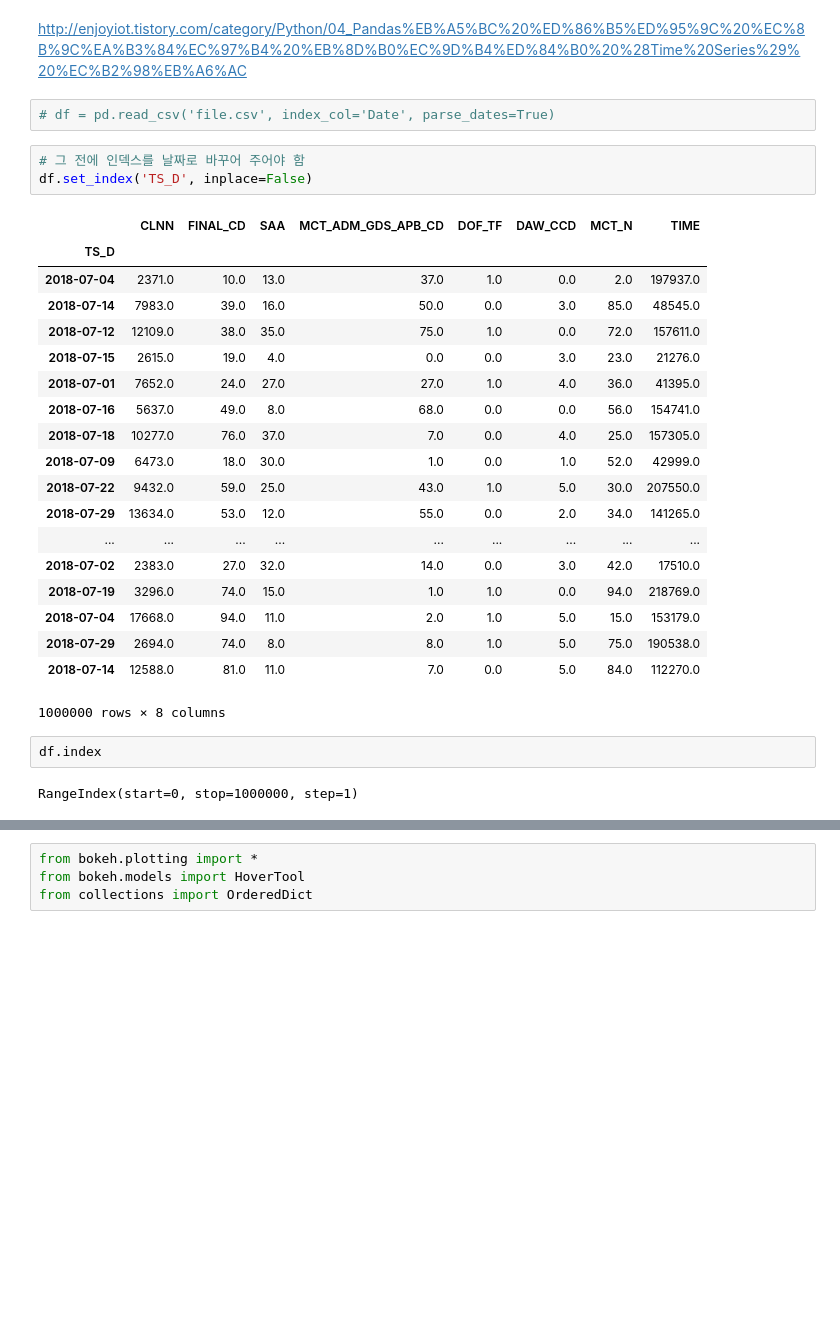
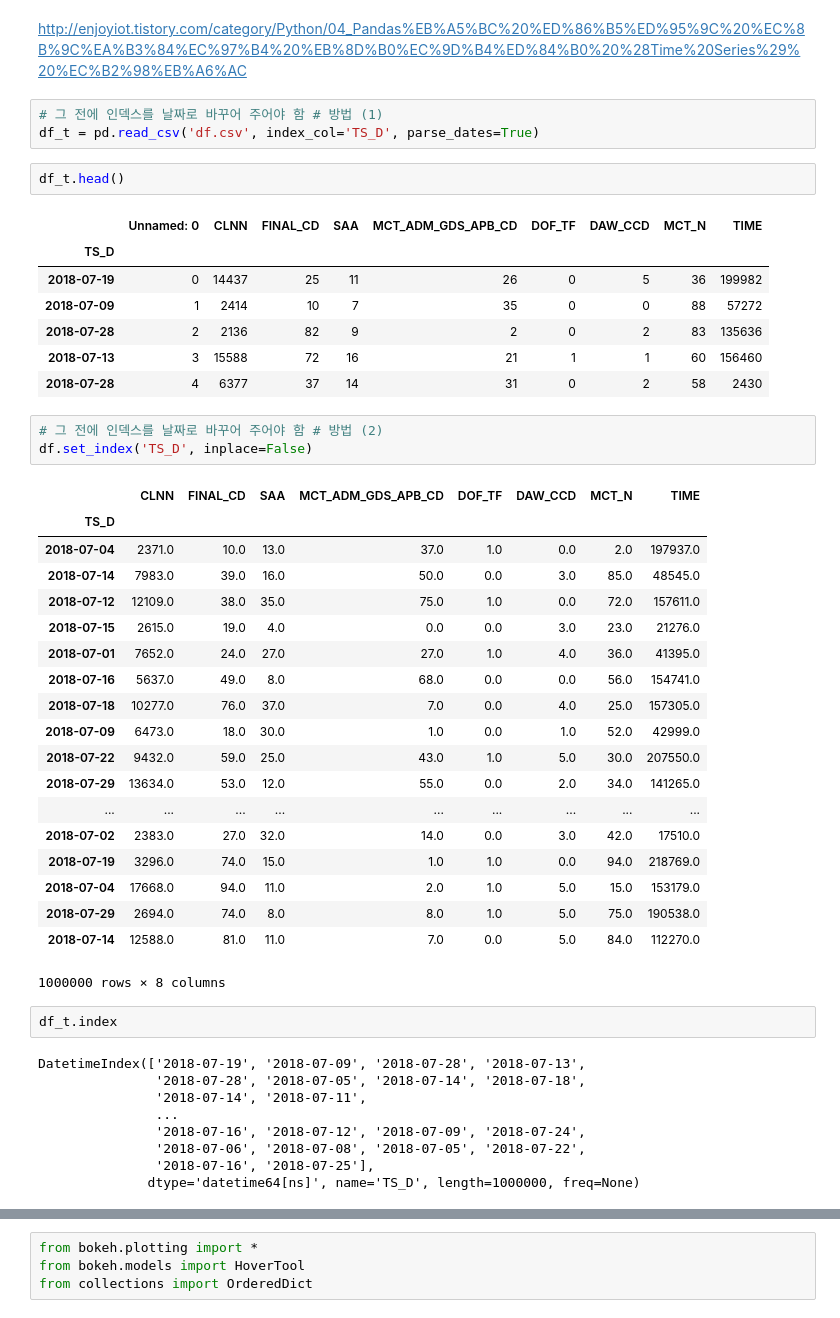
Before and after one commit to mchoimis/-, a Jupyter notebook: test-pandas.ipynb, the cells around one changed output, grey strips where cells are left out. Drawn from its saved outputs; the diff is of its cells as text; blank space fills up the shorter version.

```diff
--- a/test-pandas.ipynb
+++ b/test-pandas.ipynb
@@ -716,9 +758,20 @@ memory usage: 68.7 MB
 # %% [markdown]
 http://enjoyiot.tistory.com/category/Python/04_Pandas%EB%A5%BC%20%ED%86%B5%ED%95%9C%20%EC%8B%9C%EA%B3%84%EC%97%B4%20%EB%8D%B0%EC%9D%B4%ED%84%B0%20%28Time%20Series%29%20%EC%B2%98%EB%A6%AC
 # %%
-# df = pd.read_csv('file.csv', index_col='Date', parse_dates=True)
+# 그 전에 인덱스를 날짜로 바꾸어 주어야 함 # 방법 (1)
+df_t = pd.read_csv('df.csv', index_col='TS_D', parse_dates=True)
+# %%
+df_t.head()
+# %% [output]
+|  | Unnamed: 0 | CLNN | FINAL_CD | SAA | MCT_ADM_GDS_APB_CD | DOF_TF | DAW_CCD | MCT_N | TIME |
+| TS_D |  |  |  |  |  |  |  |  |  |
+| 2018-07-19 | 0 | 14437 | 25 | 11 | 26 | 0 | 5 | 36 | 199982 |
+| 2018-07-09 | 1 | 2414 | 10 | 7 | 35 | 0 | 0 | 88 | 57272 |
+| 2018-07-28 | 2 | 2136 | 82 | 9 | 2 | 0 | 2 | 83 | 135636 |
+| 2018-07-13 | 3 | 15588 | 72 | 16 | 21 | 1 | 1 | 60 | 156460 |
+| 2018-07-28 | 4 | 6377 | 37 | 14 | 31 | 0 | 2 | 58 | 2430 |
 # %%
-# 그 전에 인덱스를 날짜로 바꾸어 주어야 함
+# 그 전에 인덱스를 날짜로 바꾸어 주어야 함 # 방법 (2)
 df.set_index('TS_D', inplace=False)
 # %% [output]
 |  | CLNN | FINAL_CD | SAA | MCT_ADM_GDS_APB_CD | DOF_TF | DAW_CCD | MCT_N | TIME |
@@ -741,6 +794,13 @@ df.set_index('TS_D', inplace=False)
 | 2018-07-14 | 12588.0 | 81.0 | 11.0 | 7.0 | 0.0 | 5.0 | 84.0 | 112270.0 |
 1000000 rows × 8 columns
 # %%
-df.index
+df_t.index
 # %% [output]
-RangeIndex(start=0, stop=1000000, step=1)
+DatetimeIndex(['2018-07-19', '2018-07-09', '2018-07-28', '2018-07-13',
+               '2018-07-28', '2018-07-05', '2018-07-14', '2018-07-18',
+               '2018-07-14', '2018-07-11',
+               ...
+               '2018-07-16', '2018-07-12', '2018-07-09', '2018-07-24',
+               '2018-07-06', '2018-07-08', '2018-07-05', '2018-07-22',
+               '2018-07-16', '2018-07-25'],
+              dtype='datetime64[ns]', name='TS_D', length=1000000, freq=None)
```
Also changed, not shown: parts of 48 cells of this notebook, 6 other files.
